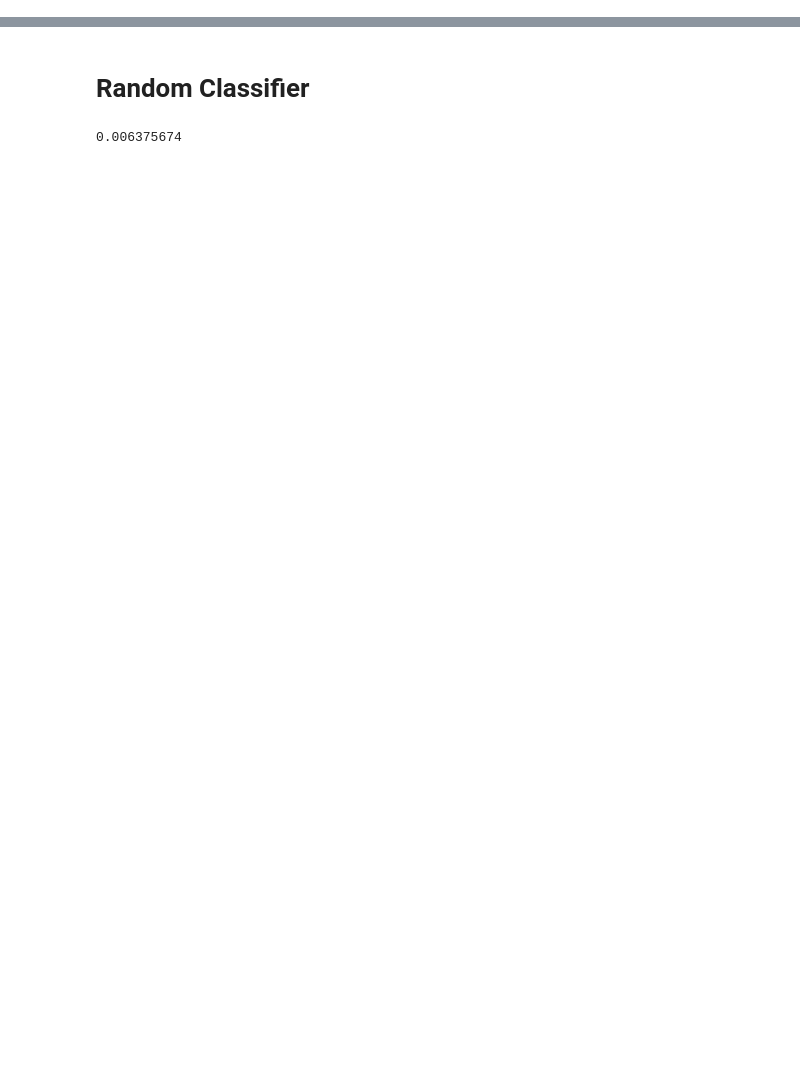
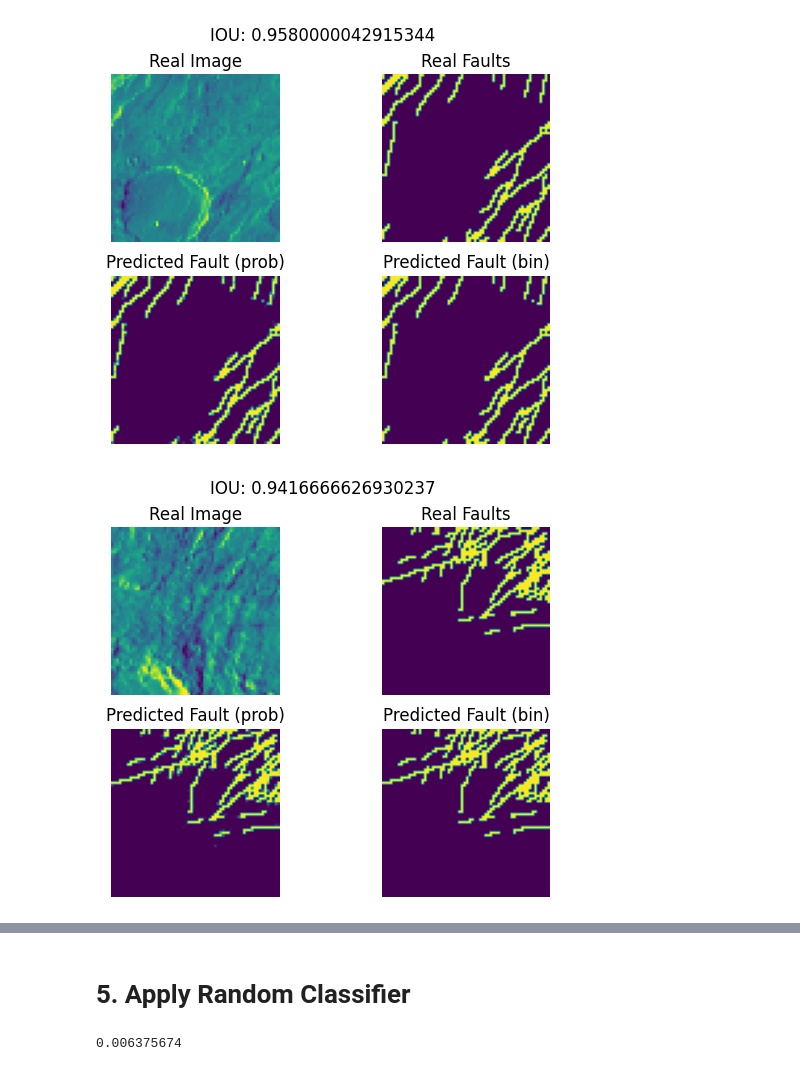
Before and after one commit to maisiemuir/mars-fault-detection, a Jupyter notebook: modelling/1_Modelling.ipynb, the cells around one changed output, grey strips where cells are left out. Drawn from its saved outputs; the diff is of its cells as text; code cells hidden in the pictures; blank space fills up the shorter version.

Commit message:
Start of modelling

```diff
--- a/modelling/1_Modelling.ipynb
+++ b/modelling/1_Modelling.ipynb
@@ -115,15 +127,15 @@ def get_model():
     decoder2 = decoder_block(decoder3, encoder2, 128) # 64
     decoder1 = decoder_block(decoder2, encoder1, 64) # 128
     decoder0 = decoder_block(decoder1, encoder0, 32) # 256
-    outputs = layers.Conv2D(1, (1, 1), activation="softmax")(decoder0)
+    outputs = layers.Conv2D(1, (1, 1), activation="sigmoid")(decoder0)
 
     model = models.Model(inputs=[inputs], outputs=[outputs])
 
     model.compile(
         optimizer=optimizers.SGD(learning_rate=1),
-        loss=losses.CategoricalCrossentropy(),
+        loss=losses.BinaryCrossentropy(),
         metrics=[
-            metrics.IoU(num_classes=2, target_class_ids=[1])
+            metrics.BinaryIoU(target_class_ids=[1])
         ]
     )
     return model
@@ -142,0 +223,37 @@ Epoch 2/100
+# %%
+def plot_results(x_train, y_train, x_pred_prob, x_pred_binary, title):
+    fig, axs = plt.subplots(2,2)
+
+    axs[0, 0].imshow(x_train)
+    _ = axs[0, 0].axis('off')
+    _ = axs[0, 0].set_title('Real Image')
+
+    axs[0, 1].imshow(y_train)
+    _ = axs[0, 1].axis('off')
+    _ = axs[0, 1].set_title('Real Faults')
+
+    axs[1, 0].imshow(x_pred_prob)
+    _ = axs[1, 0].axis('off')
+    _ = axs[1, 0].set_title('Predicted Fault (prob)')
+
+    axs[1, 1].imshow(x_pred_binary)
+    _ = axs[1, 1].axis('off')
+    _ = axs[1, 1].set_title('Predicted Fault (bin)')
+
+    plt.suptitle(title)
+# %%
+def get_model_results(model, training, n_images = 1):
+    # NOTE: Make sure "reshuffle_each_iteration = False" in data.shuffle(...)
+    for i in range(n_images):
+        # Get data
+        x_train = np.expand_dims(np.concatenate([x for x, _ in training], axis=0)[i], axis=0)
+        y_train = np.expand_dims(np.concatenate([y for _, y in training], axis=0)[i], axis=0)
+        # Get predictions
+        x_pred_prob = model.predict(x_train)
+        x_pred_binary = (x_pred_prob > 0.5)*1
+        # Get IOU metric
+        iou_metric = metrics.BinaryIoU(target_class_ids=[1])
+        iou_metric.update_state(y_true=y_train, y_pred=x_pred_prob)
+        iou_value = iou_metric.result().numpy()
+
+        plot_results(x_train[0], y_train[0], x_pred_prob[0], x_pred_binary[0], title = f"IOU: {iou_value}")
@@ -142,0 +273,3 @@ Epoch 2/100
+# %%
+get_model_results(model, training, 5)
+# %% [output]
@@ -142,0 +281,2 @@ Epoch 2/100
+[figure, added]
+[figure, added]
@@ -143,5 +286,5 @@ Epoch 2/100
 # %% [markdown]
-# Random Classifier
+# 5. Apply Random Classifier
 # %%
 def random_classifier(training):
     y_train = np.concatenate([y for _, y in training], axis=0)
```
Also changed, not shown: parts of 14 cells of this notebook, 1 other file.
